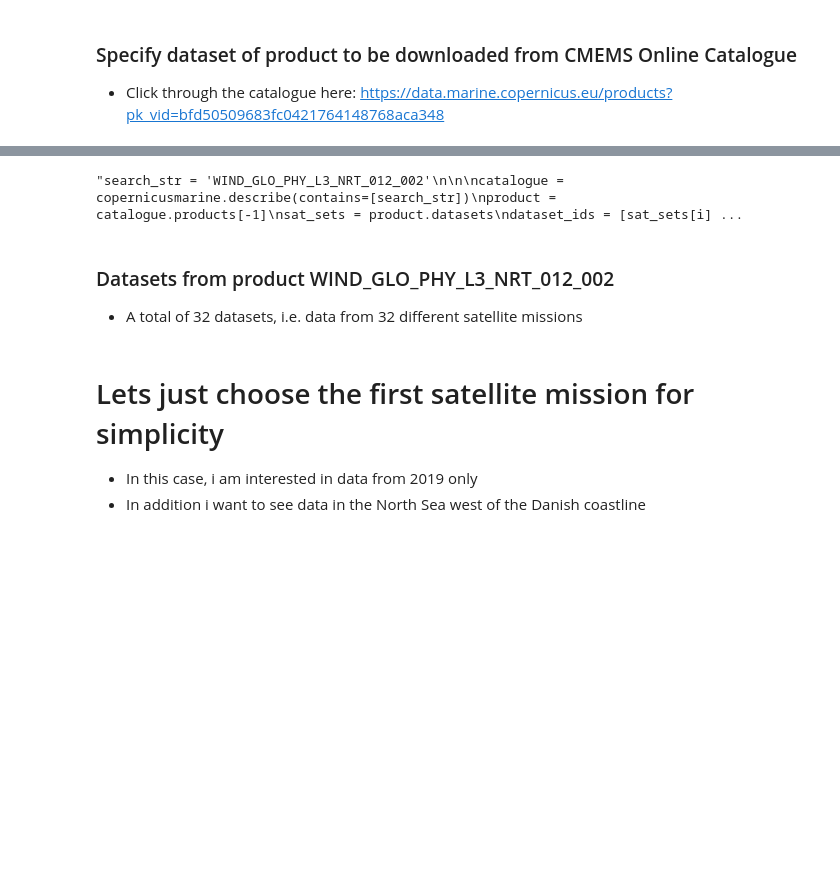
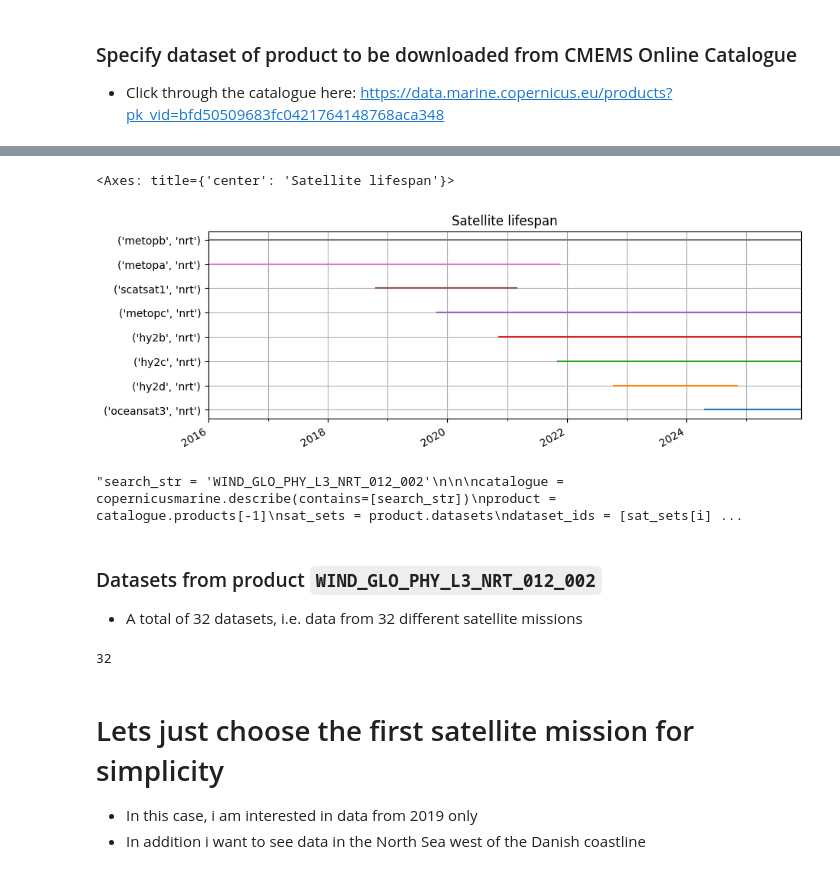
Before and after one commit to Rasmusiwersen/watobs, a Jupyter notebook: notebooks/CMEMS_Scatterometry_Data.ipynb, the cells around one changed output, grey strips where cells are left out. Saved outputs shown, nothing was run; the diff lists cells and outputs as text; code cells hidden in the pictures; blank space fills up the shorter version.

```diff
--- a/notebooks/CMEMS_Scatterometry_Data.ipynb
+++ b/notebooks/CMEMS_Scatterometry_Data.ipynb
@@ -17,3 +17,5 @@ if not CMEMSSatObsRepository.validate_login():
 # %% [markdown]
 ### Specify dataset of product to be downloaded from CMEMS Online Catalogue
 - Click through the catalogue here: https://data.marine.copernicus.eu/products?pk_vid=bfd50509683fc0421764148768aca348
+# %%
+repo = CMEMSSatObsRepository("WIND_GLO_PHY_L3_NRT_012_002")
@@ -20,3 +38,8 @@ if not CMEMSSatObsRepository.validate_login():
+# %%
+repo.plot_observation_stats()
+# %% [output]
+<Axes: title={'center': 'Satellite lifespan'}>
+[figure, added]
 # %%
 # In this case, I am intersted in wind speeds from the product 'WIND_GLO_PHY_L3_NRT_012_002'
 
@@ -32,10 +55,13 @@ dataset_ids = [sat_sets[i].dataset_id for i in range(len(sat_sets))]'''
 # %% [output]
 "search_str = 'WIND_GLO_PHY_L3_NRT_012_002'\n\n\ncatalogue = copernicusmarine.describe(contains=[search_str])\nproduct = catalogue.products[-1]\nsat_sets = product.datasets\ndataset_ids = [sat_sets[i] ...
 # %% [markdown]
-### Datasets from product WIND_GLO_PHY_L3_NRT_012_002
+### Datasets from product `WIND_GLO_PHY_L3_NRT_012_002`
 - A total of 32 datasets, i.e. data from 32 different satellite missions
 # %%
-# len(dataset_ids)
+dataset_ids = [dataset.dataset_id for dataset in repo.catalogue.products[0].datasets]
+len(dataset_ids)
+# %% [output]
+32
 # %% [markdown]
 # Lets just choose the first satellite mission for simplicity
 - In this case, i am interested in data from 2019 only
```
Also changed, not shown: parts of 54 cells of this notebook, 5 other files.
